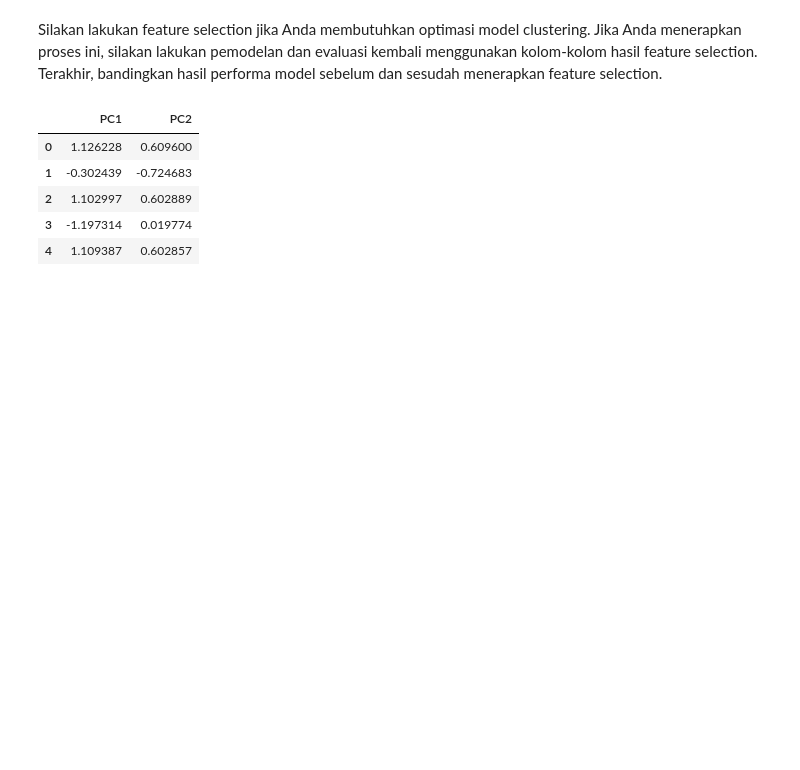
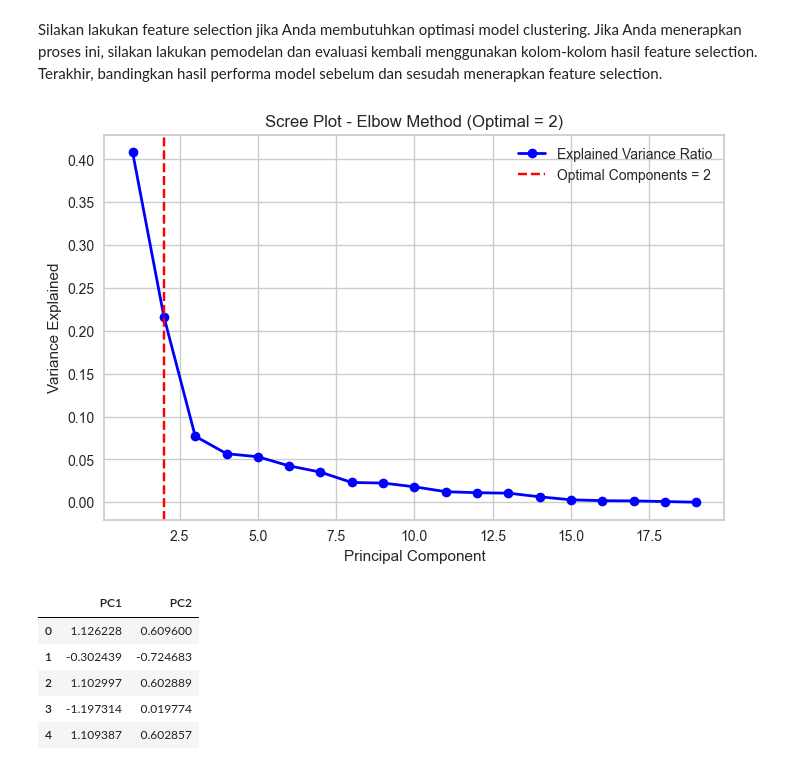
Before and after one commit to Davisulaiman/Task-Coding-Camp, a Jupyter notebook: [Clustering]_Submission_Akhir_BMLP_Davi_Sulaiman.ipynb, the cells around one changed output. Drawn from its saved outputs; the diff is of its cells as text; code cells hidden in the pictures; blank space fills up the shorter version.

Commit message:
Memperbaiki Struktur dan Penambahan Scree Plot PCA Clustering

```diff
--- a/[Clustering]_Submission_Akhir_BMLP_Davi_Sulaiman.ipynb
+++ b/[Clustering]_Submission_Akhir_BMLP_Davi_Sulaiman.ipynb
@@ -659,6 +660,28 @@ clustering_scores
 ## **c. Feature Selection (Opsional)**
 # %% [markdown]
 Silakan lakukan feature selection jika Anda membutuhkan optimasi model clustering. Jika Anda menerapkan proses ini, silakan lakukan pemodelan dan evaluasi kembali menggunakan kolom-kolom hasil feature selection. Terakhir, bandingkan hasil performa model sebelum dan sesudah menerapkan feature selection.
+# %%
+# Menerapkan PCA tanpa menentukan jumlah komponen
+pca = PCA()
+pca.fit(bank_df)
+
+
+# Variansi yang dijelaskan oleh setiap komponen utama
+PC_values = np.arange(1, len(pca.explained_variance_ratio_) + 1)
+explained_variance_ratio = pca.explained_variance_ratio_
+
+# Plot Scree Plot dengan garis merah pada komponen ke-2
+plt.figure(figsize=(8, 5))
+plt.plot(PC_values, explained_variance_ratio, 'o-', linewidth=2, color='blue', label="Explained Variance Ratio")
+plt.axvline(x=optimal_n_components, color='red', linestyle='--', label=f'Optimal Components = {optimal_n_components}')
+plt.title('Scree Plot - Elbow Method (Optimal = 2)')
+plt.xlabel('Principal Component')
+plt.ylabel('Variance Explained')
+plt.legend()
+plt.grid(True)
+plt.show()
+# %% [output]
+[figure, added]
 # %%
 # Menggunakan PCA untuk mengurangi dimensionalitas
 pca = PCA(n_components=2, random_state=42)
```
Also changed, not shown: parts of 4 cells of this notebook, 1 other file.
